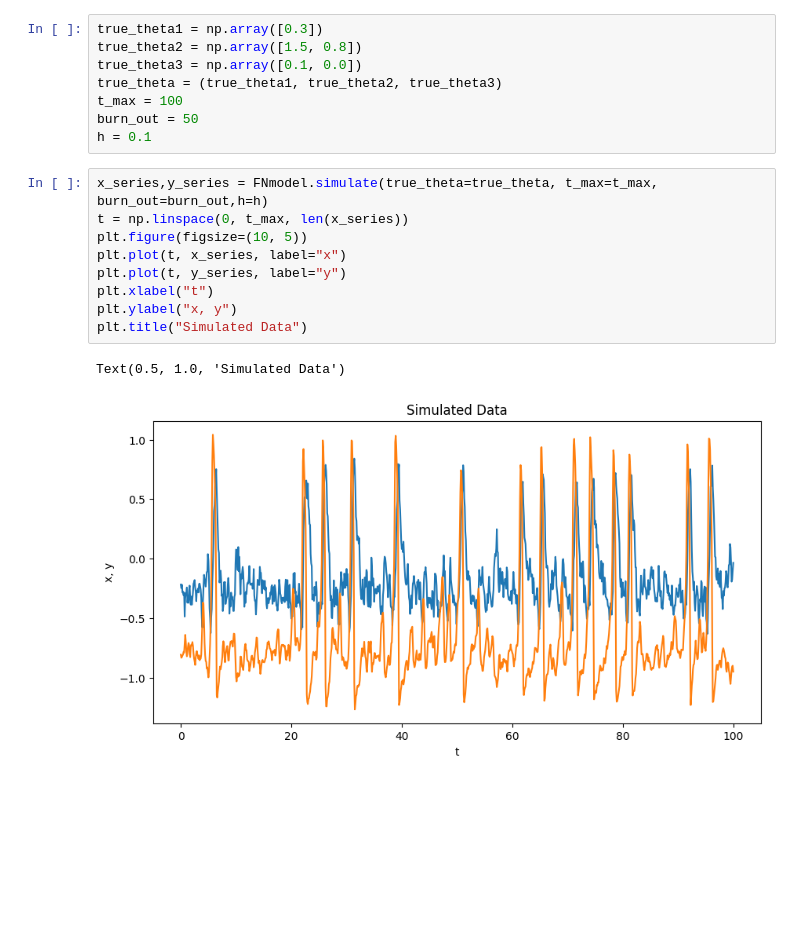
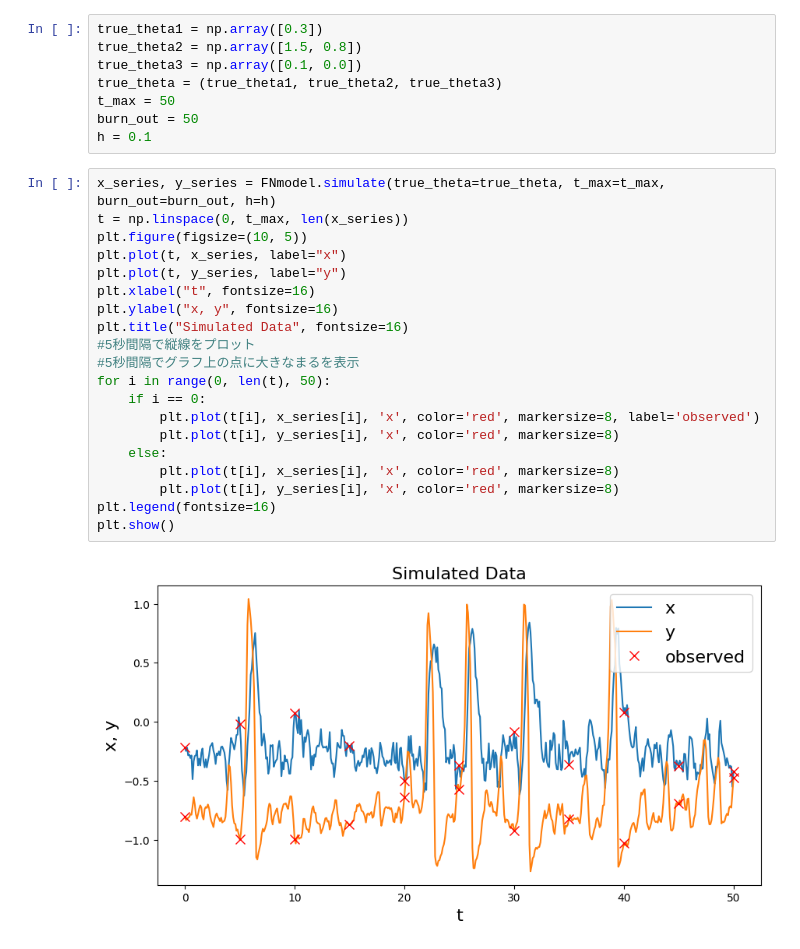
Before and after one commit to sht-yn/degenerate-diffusion, a Jupyter notebook: FNmodel.ipynb, the cells around one changed output. Drawn from its saved outputs; the diff is of its cells as text; blank space fills up the shorter version.

```diff
--- a/FNmodel.ipynb
+++ b/FNmodel.ipynb
@@ -38,20 +46,30 @@ true_theta1 = np.array([0.3])
 true_theta2 = np.array([1.5, 0.8])
 true_theta3 = np.array([0.1, 0.0])
 true_theta = (true_theta1, true_theta2, true_theta3)
-t_max = 100
+t_max = 50
 burn_out = 50
 h = 0.1
 # %%
-x_series,y_series = FNmodel.simulate(true_theta=true_theta, t_max=t_max, burn_out=burn_out,h=h)
+x_series, y_series = FNmodel.simulate(true_theta=true_theta, t_max=t_max, burn_out=burn_out, h=h)
 t = np.linspace(0, t_max, len(x_series))
 plt.figure(figsize=(10, 5))
 plt.plot(t, x_series, label="x")
 plt.plot(t, y_series, label="y")
-plt.xlabel("t")
-plt.ylabel("x, y")
-plt.title("Simulated Data")
+plt.xlabel("t", fontsize=16)
+plt.ylabel("x, y", fontsize=16)
+plt.title("Simulated Data", fontsize=16)
+#5秒間隔で縦線をプロット
+#5秒間隔でグラフ上の点に大きなまるを表示
+for i in range(0, len(t), 50):
+    if i == 0:
+        plt.plot(t[i], x_series[i], 'x', color='red', markersize=8, label='observed')
+        plt.plot(t[i], y_series[i], 'x', color='red', markersize=8)
+    else:
+        plt.plot(t[i], x_series[i], 'x', color='red', markersize=8)
+        plt.plot(t[i], y_series[i], 'x', color='red', markersize=8)
+plt.legend(fontsize=16)
+plt.show()
 # %% [output]
-Text(0.5, 1.0, 'Simulated Data')
-[figure, old version]
+[figure, new version]
 # %%
 class AdaptiveEstimate_DegenerateDiffusionProcess(ParameterEstimator):
```
Also changed, not shown: parts of 6 cells of this notebook, 9 other files.
